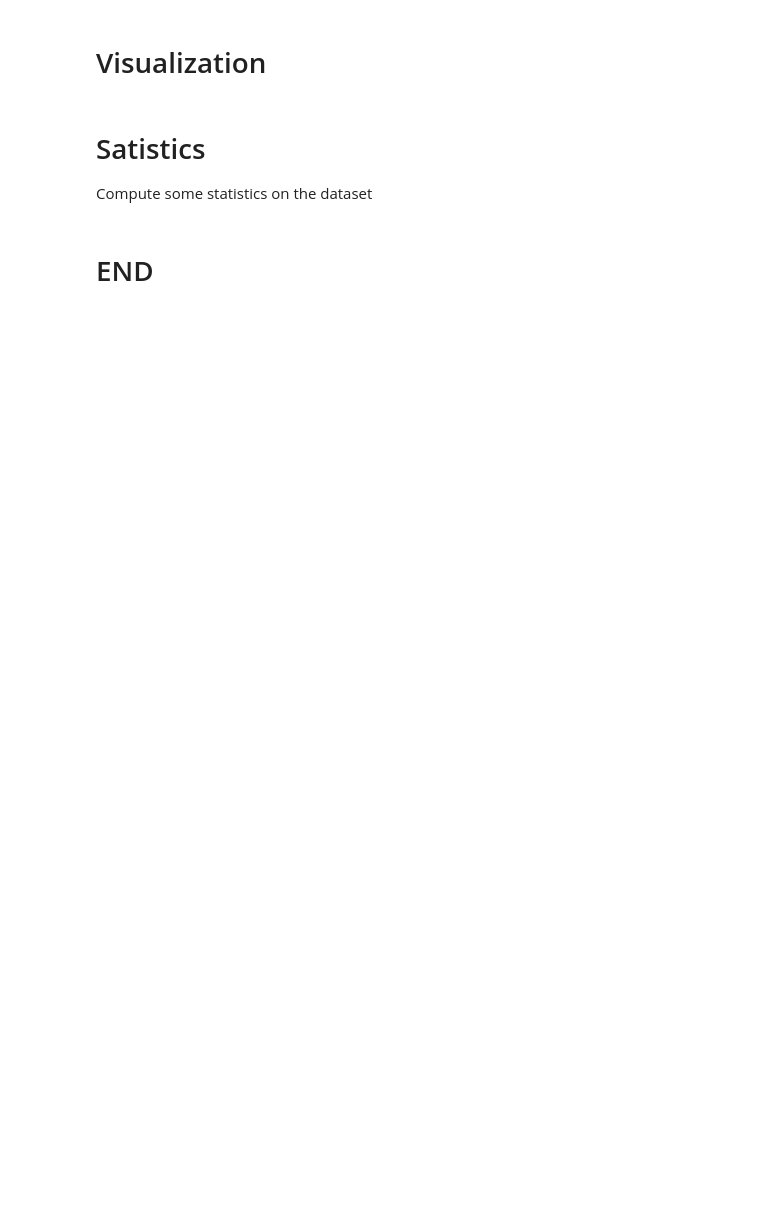
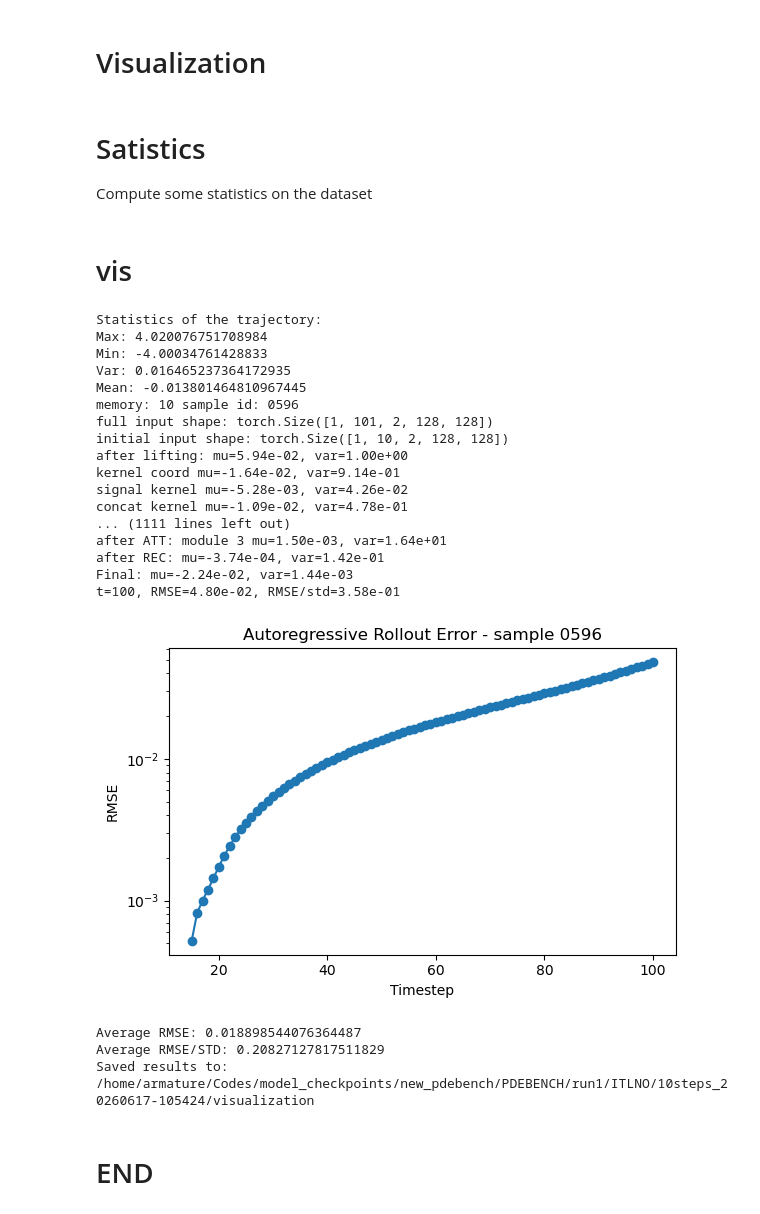
Before and after one commit to jerome-lux/PyNOP, a Jupyter notebook: notebooks/training_multistep.ipynb, the cells around one changed output. Cells and saved outputs as stored; diff of their text form; code cells hidden in the pictures; blank space fills up the shorter version.

```diff
--- a/notebooks/training_multistep.ipynb
+++ b/notebooks/training_multistep.ipynb
@@ -650,3 +1148,5 @@ plt.plot(delta_max.cpu().numpy(), label='max')
 plt.yscale("log")
 plt.legend()
 print(vrange.mean().item(), std_per_frame.mean().item(), mean_per_frame.mean().item())
+# %% [markdown]
+# vis
@@ -653,2 +1448,43 @@ print(vrange.mean().item(), std_per_frame.mean().item(), mean_per_frame.mean().i
+# %%
+# model_name = "FNO"
+# sample_id = "0596"
+
+# save_dir = Path("./visualization") / model_name / f"sample_{sample_id}"
+
+pred_arr, gt_arr, err_arr, df = run_rollout_and_save_pngs_supervisor(
+    lightning_model=lightning_model,
+    datapath=datapath,
+    sample_id=sample_id,
+    save_dir=save_dir,
+    steps=hyperparams["steps"],
+    shift=hyperparams["shift"],
+    scale=hyperparams["scale"],
+    start_idx=5,
+    end_idx=100,
+    device=device,
+    channel_names=(r"$u$", r"$v$"),
+)
+# %% [output]
+Statistics of the trajectory:
+Max: 4.020076751708984
+Min: -4.00034761428833
+Var: 0.016465237364172935
+Mean: -0.013801464810967445
+memory: 10 sample id: 0596
+full input shape: torch.Size([1, 101, 2, 128, 128])
+initial input shape: torch.Size([1, 10, 2, 128, 128])
+after lifting: mu=5.94e-02, var=1.00e+00
+kernel coord mu=-1.64e-02, var=9.14e-01
+signal kernel mu=-5.28e-03, var=4.26e-02
+concat kernel mu=-1.09e-02, var=4.78e-01
+... (1111 lines left out)
+after ATT: module 3 mu=1.50e-03, var=1.64e+01
+after REC: mu=-3.74e-04, var=1.42e-01
+Final: mu=-2.24e-02, var=1.44e-03
+t=100, RMSE=4.80e-02, RMSE/std=3.58e-01
+[figure, added]
+Average RMSE: 0.018898544076364487
+Average RMSE/STD: 0.20827127817511829
+Saved results to: /home/armature/Codes/model_checkpoints/new_pdebench/PDEBENCH/run1/ITLNO/10steps_20260617-105424/visualization
 # %% [markdown]
 # END
```
Also changed, not shown: parts of 20 cells of this notebook, 1 other file.
